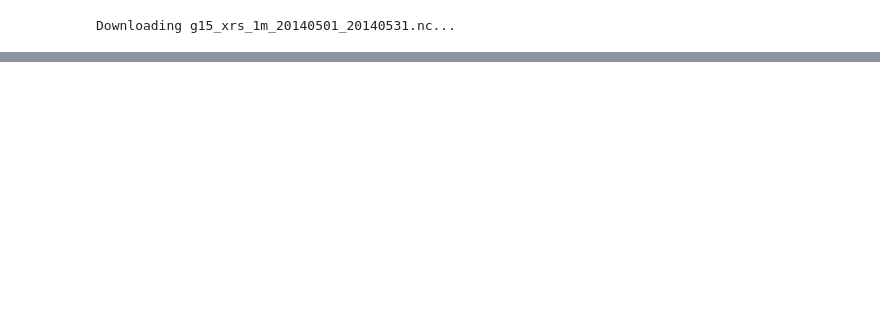
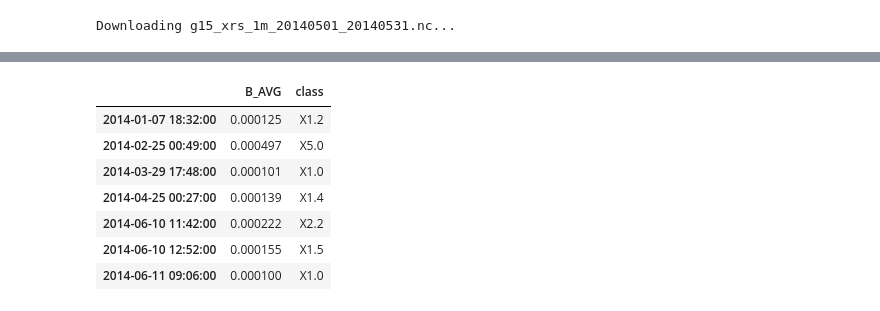
Before and after one commit to vtsuperdarn/davitpy, a Jupyter notebook: docs/notebook/GOES.ipynb, the cells around one changed output, grey strips where cells are left out. Drawn from its saved outputs; the diff is of its cells as text; code cells hidden in the pictures; blank space fills up the shorter version.

```diff
--- a/docs/notebook/GOES.ipynb
+++ b/docs/notebook/GOES.ipynb
@@ -31,0 +47,13 @@ fig         = gme.sat.goes_plot(goes_data)
+# %%
+#Find all of the X-Class flares in that time period (using 60-minute windowing)
+flares      = gme.sat.find_flares(goes_data,min_class='X1',window_minutes=60)
+flares
+# %% [output]
+|  | B_AVG | class |
+| 2014-01-07 18:32:00 | 0.000125 | X1.2 |
+| 2014-02-25 00:49:00 | 0.000497 | X5.0 |
+| 2014-03-29 17:48:00 | 0.000101 | X1.0 |
+| 2014-04-25 00:27:00 | 0.000139 | X1.4 |
+| 2014-06-10 11:42:00 | 0.000222 | X2.2 |
+| 2014-06-10 12:52:00 | 0.000155 | X1.5 |
+| 2014-06-11 09:06:00 | 0.000100 | X1.0 |
```
Also changed, not shown: parts of 5 cells of this notebook.
